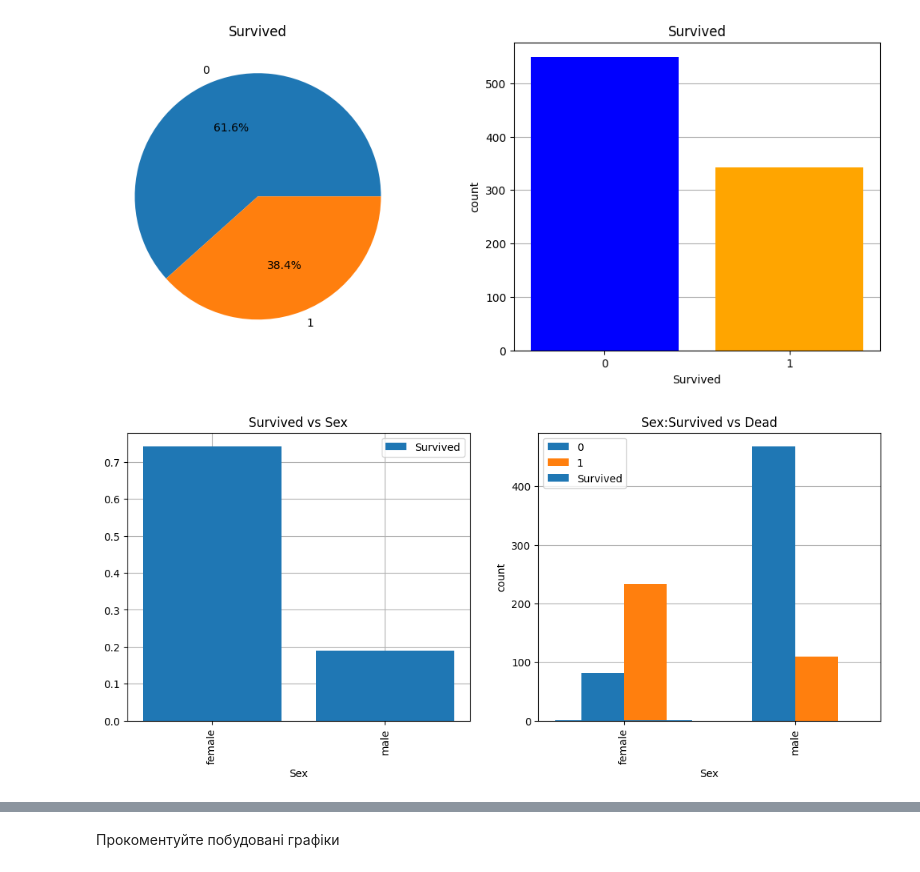
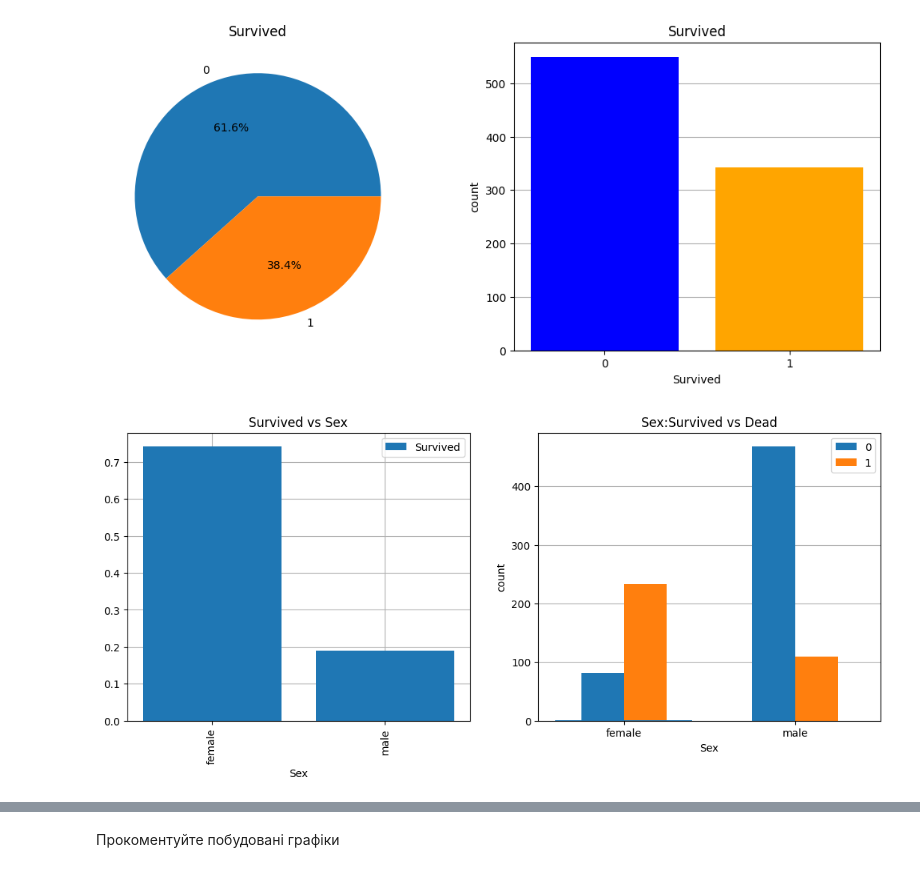
Before and after one commit to Prosik2205/OSHI, a Jupyter notebook: Task2_basic_ai_prosimyak_oleksander.ipynb, the cells around one changed output, grey strips where cells are left out. Drawn from its saved outputs; the diff is of its cells as text; code cells hidden in the pictures.

```diff
--- a/Task2_basic_ai_prosimyak_oleksander.ipynb
+++ b/Task2_basic_ai_prosimyak_oleksander.ipynb
@@ -56,34 +56,35 @@ plt.show()
 # %%
 fig = plt.figure(figsize=(13,5))
 ax = fig.add_subplot(1,2,1)
 male = dataset[dataset['Sex']=='male']
 female = dataset[dataset['Sex']=='female']
 sur_men = male['Survived'].mean().sum()
 sur_wom = female['Survived'].mean().sum()
 ax.bar(['female','male'],[sur_wom,sur_men],label='Survived')
 plt.xlabel('Sex')
 plt.title('Survived vs Sex')
 plt.legend()
 plt.xticks(rotation=90)
 ax.set_axisbelow(True)
 ax.grid()
 
 
 ax1 = fig.add_subplot(1,2,2)
 sur = dataset.groupby(['Sex', 'Survived']).size().unstack()
 sur.plot(kind='bar',ax=ax1)
-ax1.bar(['sex'],sur, label='Survived')
+ax1.bar(['sex'],sur)
 ax1.set_xlabel('Sex')
 ax1.set_ylabel('count')
 plt.title('Sex:Survived vs Dead')
 plt.legend()
+plt.xticks(rotation=0)
 ax1.set_axisbelow(True)
 ax1.grid(axis='y')
 ax1.legend()
 
 plt.show()
 # %% [output]
-[figure, old version]
+[figure, new version]
 # %% [markdown]
 ![image.png](embedded-picture-1)
 # %%
```
Also changed, not shown: parts of 4 cells of this notebook.
